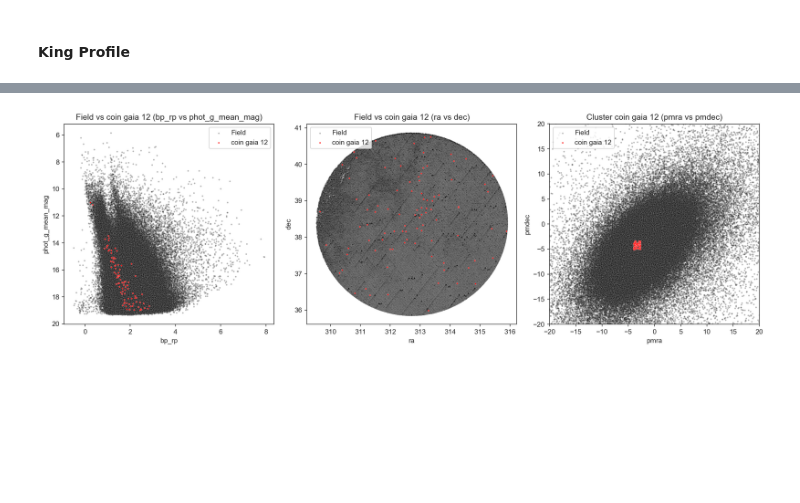
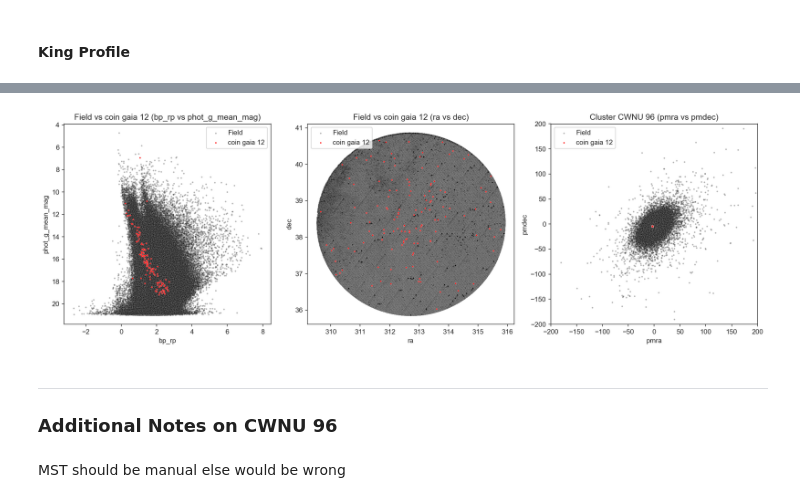
Before and after one commit to rafe-sh/Astro, a Jupyter notebook: code/New Project/MST/CWNU_96.ipynb, the cells around one changed output, grey strips where cells are left out. Cells and saved outputs as stored; diff of their text form; code cells hidden in the pictures; blank space fills up the shorter version.

Commit message:
CWNU_96 updated

```diff
--- a/code/New Project/MST/CWNU_96.ipynb
+++ b/code/New Project/MST/CWNU_96.ipynb
@@ -365,12 +352,12 @@ temp_df = pd.DataFrame()
 to_drop = []
 
 temp_df[['parallax', 'ra', 'dec', 'pmra', 'pmdec']] = scaler.fit_transform(
-    df_M_41_new[['parallax', 'ra', 'dec', 'pmra', 'pmdec']]
+    df_CWNU_96_mst[['parallax', 'ra', 'dec', 'pmra', 'pmdec']]
 )
 
 for i in ['parallax', 'ra', 'dec', 'pmra', 'pmdec']:
     outliers = temp_df[abs(temp_df[i]) > 3].index
     to_drop.extend(outliers)
 
-df_M_41_new = df_M_41_new.drop(to_drop)
+df_CWNU_96_mst = df_CWNU_96_mst.drop(to_drop)
 # %%
@@ -384,6 +366,0 @@ params = ['ra', 'dec', 'parallax','pmra','pmdec'] #,'pmra','pmdec'
-# %%
-scaler = StandardScaler()
-x_scaled = scaler.fit_transform(df_M_41_new[params])
-
-df_scaled = pd.DataFrame(data=x_scaled, columns=params)
-df_scaled['SOURCE_ID'] = df_M_41_new['SOURCE_ID'].values
@@ -454,9 +382,5 @@ def gassian_mixture(data, parameters = ['pmra', 'pmdec', 'parallax', 'ra', 'dec'
     data['gmm_prob'] = np.amax(y_prob,axis=1)
     return data, gm
 # %%
-# GMM on MST
-df_M_41_cluster, model = gassian_mixture(df_M_41_new)
-
-# Probability
-# df_NGC_2099_cluster = df_NGC_2099_cluster[df_NGC_2099_cluster['gmm_prob']>=.8]
+df_CWNU_96_cluster, model = gassian_mixture(df_CWNU_96_mst)
 # %%
@@ -530,4 +444,4 @@ Dec (ICRS J2000): -23d35m40.37832388s
 # %% [markdown]
 #### King Profile
 # %%
-cluster = df_M_41_cluster[(df_M_41_cluster['MST_cluster']==1)]
+cluster = df_CWNU_96_cluster[(df_CWNU_96_cluster['gmm_pred']==0)]
@@ -670,35 +591,34 @@ len(cluster)
 # %%
 # Create a figure with 1 row and 3 columns
 fig, axes = plt.subplots(1, 3, figsize=(15, 5), dpi=150)
 
 # First subplot: bp_rp vs phot_g_mean_mag
-sns.scatterplot(data=df_M_41, x='bp_rp', y='phot_g_mean_mag', s=5, alpha=.3, color="black", label="Field", ax=axes[0])
+sns.scatterplot(data=df_CWNU_96, x='bp_rp', y='phot_g_mean_mag', s=5, alpha=.3, color="black", label="Field", ax=axes[0])
 sns.scatterplot(data=cluster,
                 x='bp_rp', y='phot_g_mean_mag', s=5, alpha=.99, color='red', label="coin gaia 12", ax=axes[0])
 axes[0].invert_yaxis()
 axes[0].legend()
 axes[0].set_title("Field vs coin gaia 12 (bp_rp vs phot_g_mean_mag)")
 
 # Second subplot: ra vs dec
-sns.scatterplot(data=df_M_41, x='ra', y='dec', s=5, alpha=.3, color="black", label="Field", ax=axes[1])
+sns.scatterplot(data=df_CWNU_96, x='ra', y='dec', s=5, alpha=.3, color="black", label="Field", ax=axes[1])
 sns.scatterplot(data=cluster,
                 x='ra', y='dec', s=5, alpha=.99, color='red', label="coin gaia 12", ax=axes[1])
 axes[1].legend()
 axes[1].set_title("Field vs coin gaia 12 (ra vs dec)")
 
 # Third subplot: pmra vs pmdec
-sns.scatterplot(data=df_M_41,
+sns.scatterplot(data=df_CWNU_96,
                 x='pmra', y='pmdec', s=5, alpha=.3, color="black", label="Field", ax=axes[2])
 sns.scatterplot(data=cluster,
                 x='pmra', y='pmdec', s=5, alpha=.99, color='red', label="coin gaia 12", ax=axes[2])
-axes[2].set_xlim(-20, 20)
-axes[2].set_ylim(-20, 20)
+axes[2].set_xlim(-200, 200)
+axes[2].set_ylim(-200, 200)
 axes[2].legend()
-axes[2].set_title("Cluster coin gaia 12 (pmra vs pmdec)")
+axes[2].set_title("Cluster CWNU 96 (pmra vs pmdec)")
 
 # Adjust layout to prevent overlap
 plt.tight_layout()
-plt.savefig("coin_gaia_12.png")
 plt.show()
 # %% [output]
-[figure, old version]
+[figure, new version]
@@ -713,0 +625,6 @@ df_M_41_cluster.head()
+# %% [markdown]
+----
+
+### Additional Notes on CWNU 96
+# %% [markdown]
+MST should be manual else would be wrong
```
Also changed, not shown: parts of 56 cells of this notebook.
